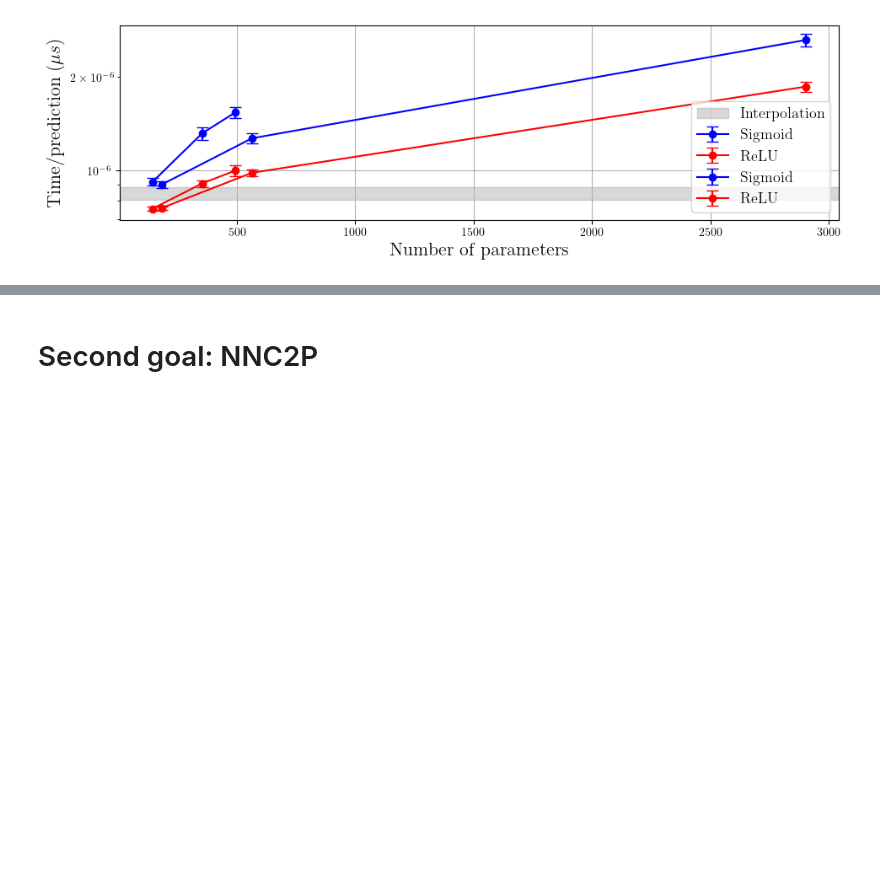
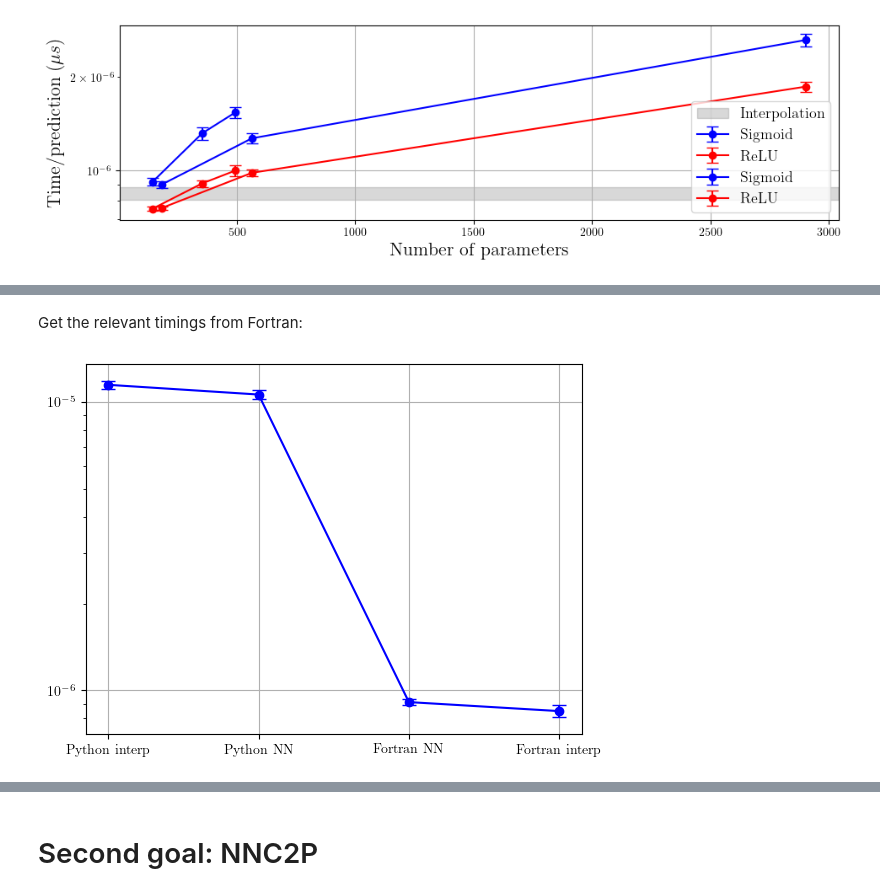
Before and after one commit to ThibeauWouters/MLC2P, a Jupyter notebook: Code/tabulated_eos.ipynb, the cells around one changed output, grey strips where cells are left out. Saved outputs shown, nothing was run; the diff lists cells and outputs as text; code cells hidden in the pictures; blank space fills up the shorter version.

```diff
--- a/Code/tabulated_eos.ipynb
+++ b/Code/tabulated_eos.ipynb
@@ -1815,0 +1960,8 @@ plt.show()
+# %%
+mu_linterp, sigma_linterp = time_execution(function_my_linterp, n_loops = 100000, n_runs = 20)
+mu_numpy, sigma_numpy = time_execution(function_numpy, n_loops = 100000, n_runs = 20)
+# Convert to seconds
+mu_linterp = mu_linterp * 1e-6
+mu_numpy = mu_numpy * 1e-6
+sigma_linterp = sigma_linterp * 1e-6
+sigma_numpy = sigma_numpy * 1e-6
@@ -1815,0 +1971,23 @@ plt.show()
+# %% [markdown]
+Get the relevant timings from Fortran:
+# %%
+mu_fortran_interp, sigma_fortran_interp = np.mean(fortran_interpolation), np.std(fortran_interpolation)
+mu_fortran_relu, sigma_fortran_relu = np.mean(fortran_relu_single[50]), np.std(fortran_relu_single[50])
+# %%
+mu_list = np.array([mu_fortran_interp, mu_fortran_relu, mu_linterp, mu_numpy])
+sigma_list = np.array([sigma_fortran_interp, sigma_fortran_relu, sigma_linterp, sigma_numpy])
+names = np.array(["Fortran interp", "Fortran NN", "Python interp", "Python NN"])
+sort_ind = np.argsort(mu_list)[::-1]
+
+mu_list = mu_list[sort_ind]
+sigma_list = sigma_list[sort_ind]
+names = names[sort_ind]
+
+xt = [i for i in range(len(mu_list))]
+plt.errorbar(xt, mu_list, yerr = sigma_list, fmt= "-o", color = "blue", capsize=5)
+plt.xticks(xt, labels = names)
+plt.grid()
+plt.yscale('log')
+plt.show()
+# %% [output]
+[figure, added]
```
Also changed, not shown: parts of 47 cells of this notebook, 5 other files.
